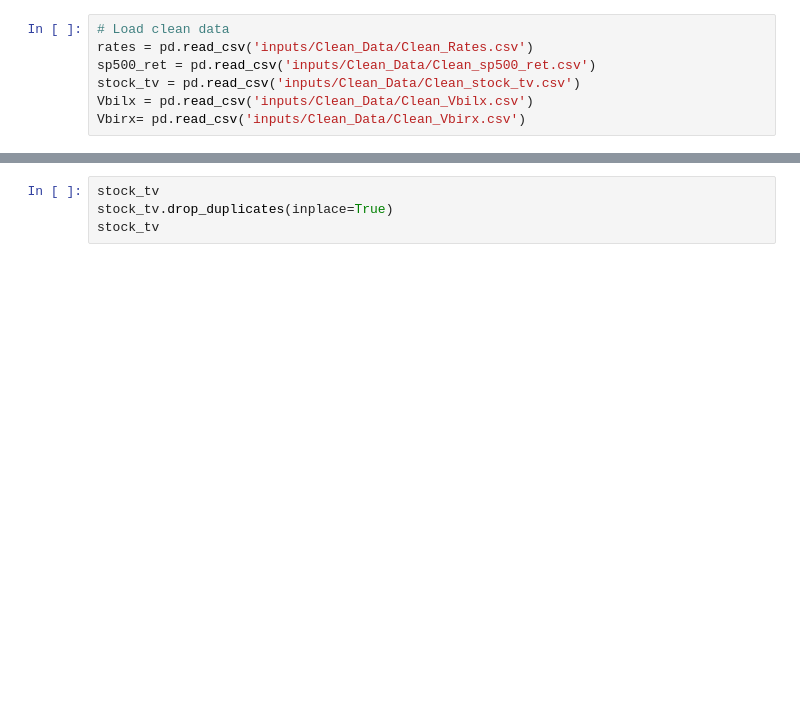
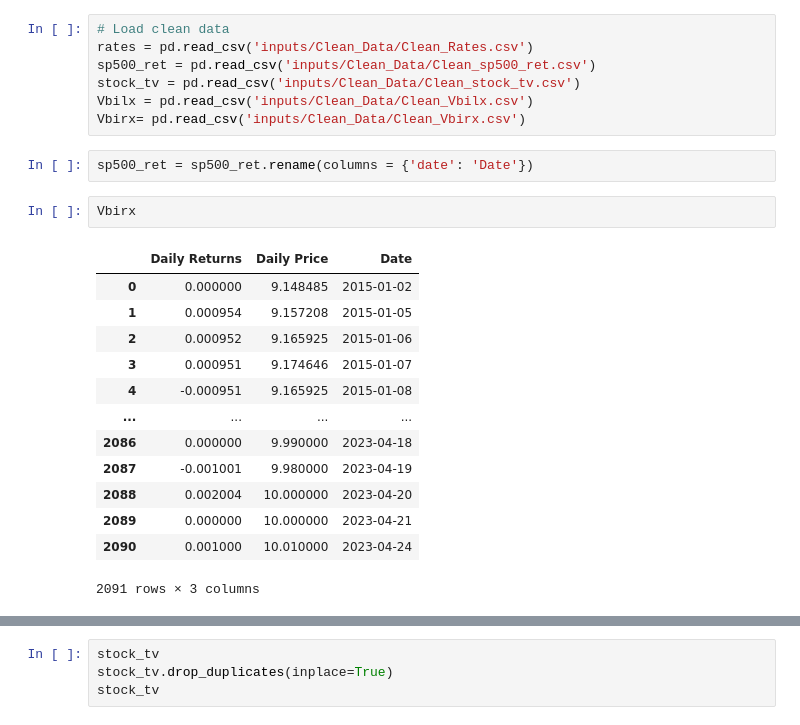
Before and after one commit to mab923/finalteamproject, a Jupyter notebook: FinalProject.ipynb, the cells around one changed output, grey strips where cells are left out. Drawn from its saved outputs; the diff is of its cells as text; blank space fills up the shorter version.

```diff
--- a/FinalProject.ipynb
+++ b/FinalProject.ipynb
@@ -13,3 +13,21 @@ sp500_ret = pd.read_csv('inputs/Clean_Data/Clean_sp500_ret.csv')
 stock_tv = pd.read_csv('inputs/Clean_Data/Clean_stock_tv.csv')
 Vbilx = pd.read_csv('inputs/Clean_Data/Clean_Vbilx.csv')
 Vbirx= pd.read_csv('inputs/Clean_Data/Clean_Vbirx.csv')
+# %%
+sp500_ret = sp500_ret.rename(columns = {'date': 'Date'})
+# %%
+Vbirx
+# %% [output]
+|  | Daily Returns | Daily Price | Date |
+| 0 | 0.000000 | 9.148485 | 2015-01-02 |
+| 1 | 0.000954 | 9.157208 | 2015-01-05 |
+| 2 | 0.000952 | 9.165925 | 2015-01-06 |
+| 3 | 0.000951 | 9.174646 | 2015-01-07 |
+| 4 | -0.000951 | 9.165925 | 2015-01-08 |
+| ... | ... | ... | ... |
+| 2086 | 0.000000 | 9.990000 | 2023-04-18 |
+| 2087 | -0.001001 | 9.980000 | 2023-04-19 |
+| 2088 | 0.002004 | 10.000000 | 2023-04-20 |
+| 2089 | 0.000000 | 10.000000 | 2023-04-21 |
+| 2090 | 0.001000 | 10.010000 | 2023-04-24 |
+2091 rows × 3 columns
```
Also changed, not shown: parts of 13 cells of this notebook, 1 other file.
